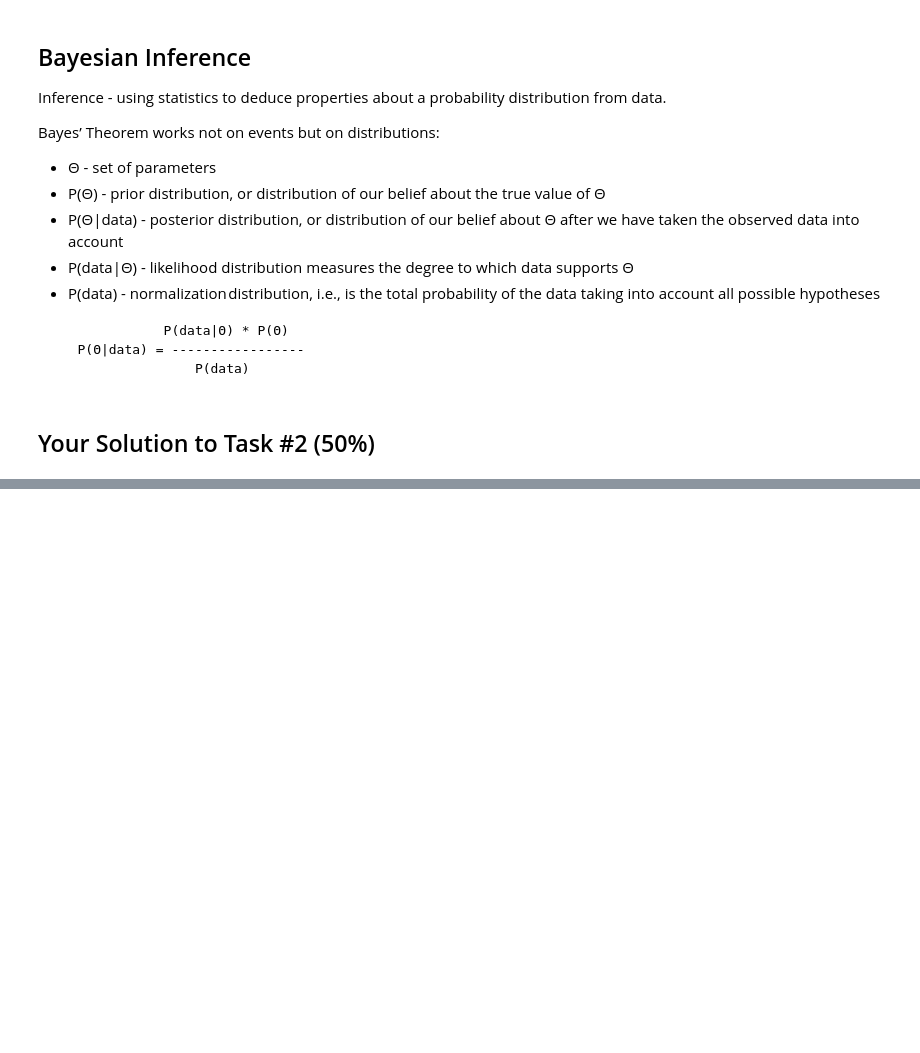
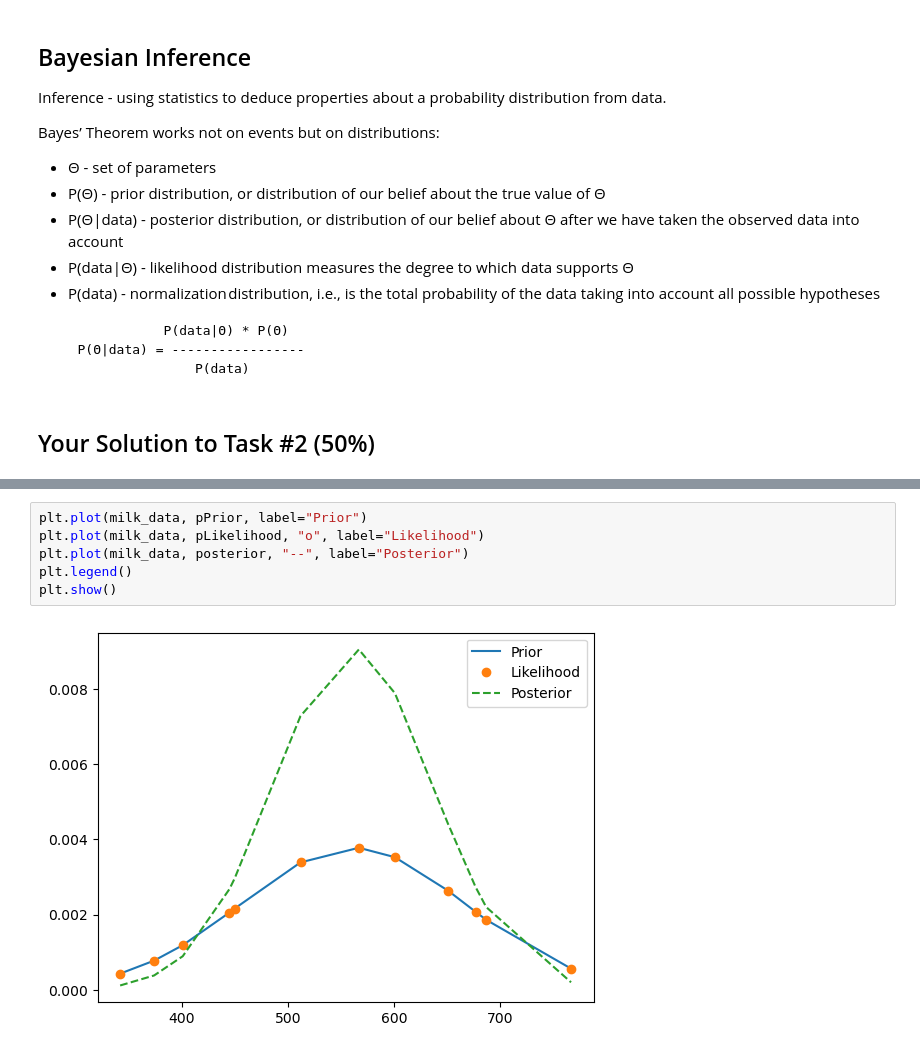
Before and after one commit to BuiHoangTu/ul.cs6462-probalistic-ai, a Jupyter notebook: Assignment_1.ipynb, the cells around one changed output, grey strips where cells are left out. Cells and saved outputs as stored; diff of their text form; blank space fills up the shorter version.

```diff
--- a/Assignment_1.ipynb
+++ b/Assignment_1.ipynb
@@ -285,0 +298,8 @@ Posterior mean (expected milk production): 542.28 liters
+# %%
+plt.plot(milk_data, pPrior, label="Prior")
+plt.plot(milk_data, pLikelihood, "o", label="Likelihood")
+plt.plot(milk_data, posterior, "--", label="Posterior")
+plt.legend()
+plt.show()
+# %% [output]
+[figure, added]
```
Also changed, not shown: parts of 5 cells of this notebook.
